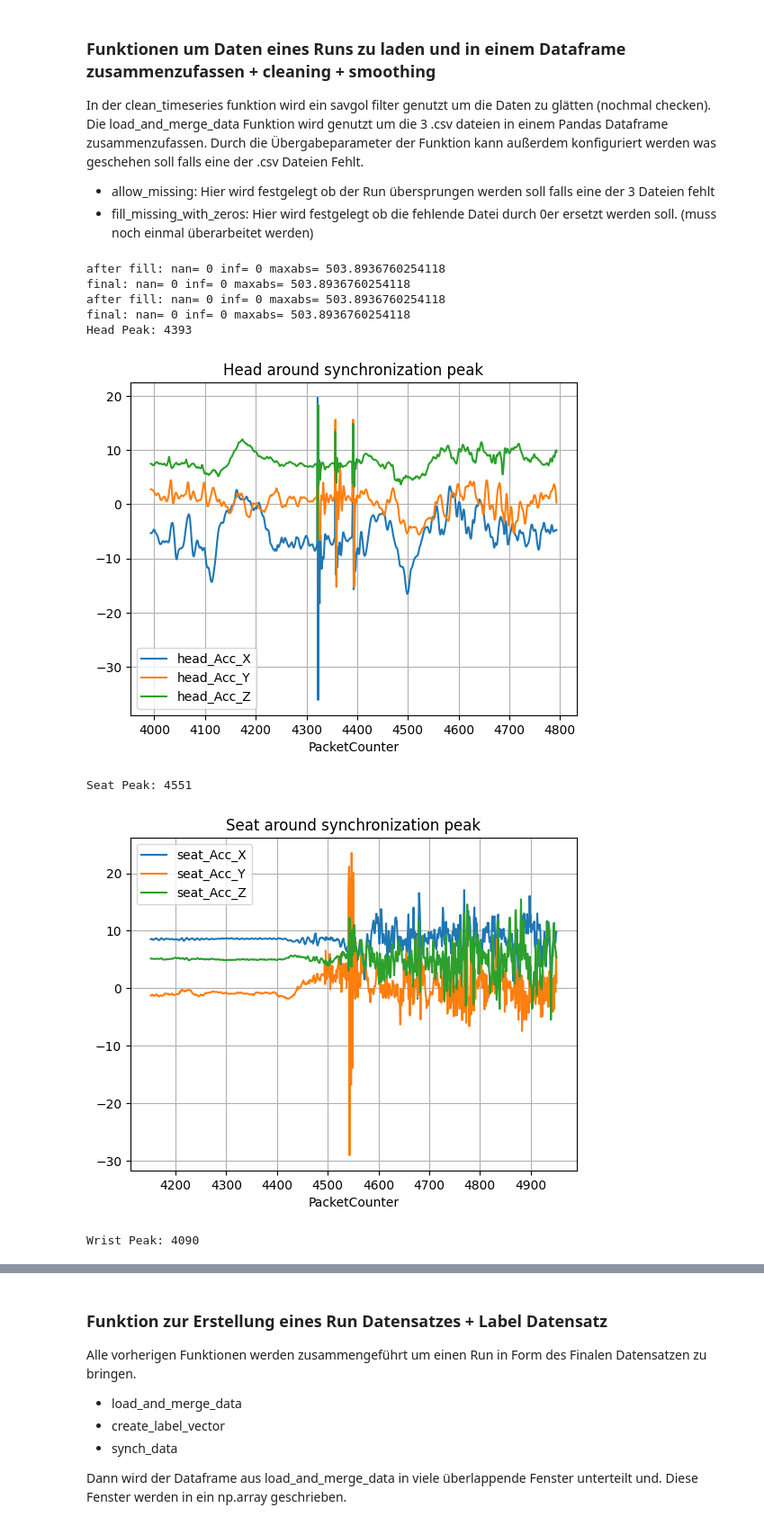
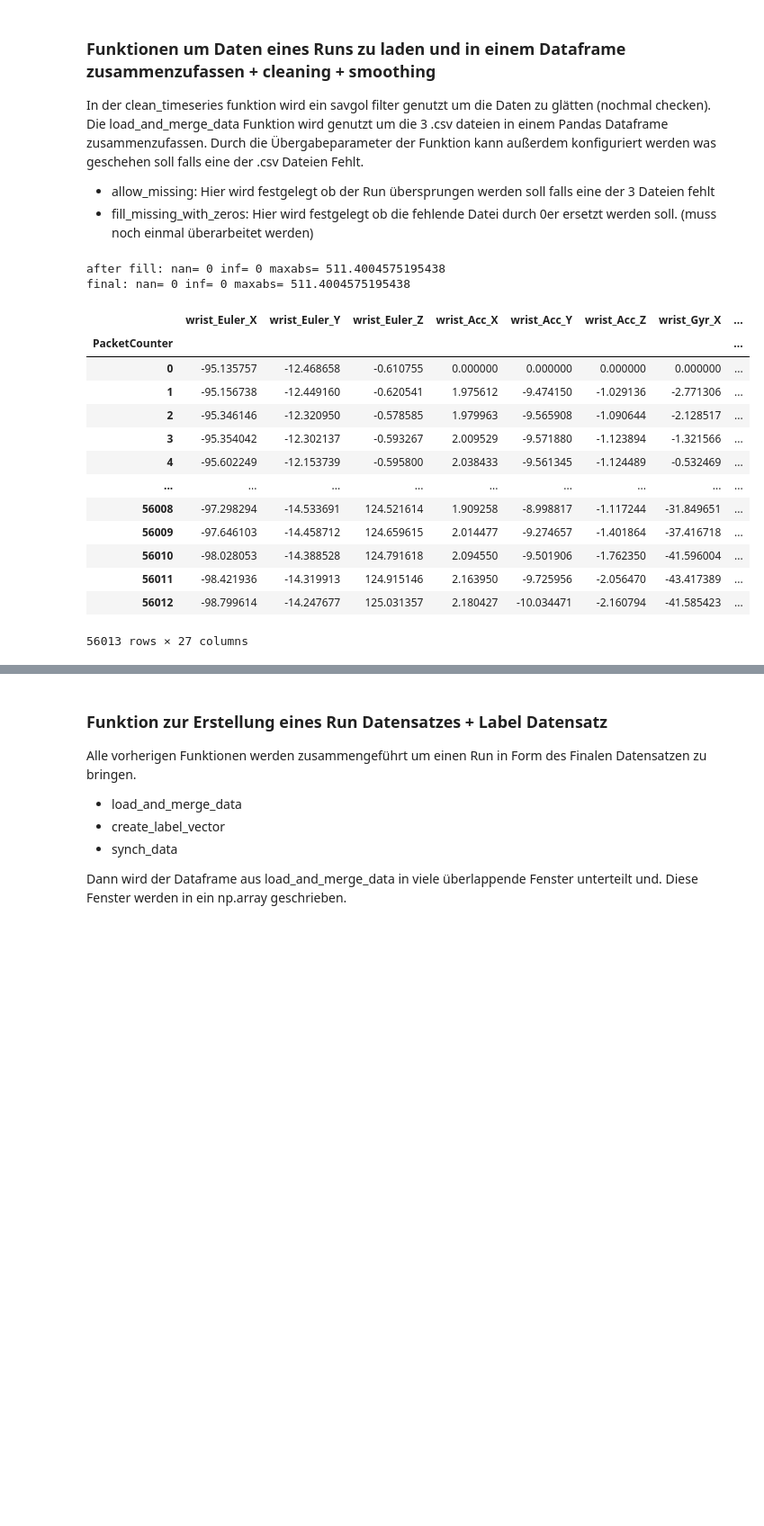
Before and after one commit to corneliusbrandt/ML_highlightvideoerstellung_bachelor, a Jupyter notebook: src/dataset_builder.ipynb, the cells around one changed output, grey strips where cells are left out. Shown at 90% size. Drawn from its saved outputs; the diff is of its cells as text; code cells hidden in the pictures; blank space fills up the shorter version.

```diff
--- a/src/dataset_builder.ipynb
+++ b/src/dataset_builder.ipynb
@@ -447,41 +447,48 @@ def plot_sync_peaks(run_file, window=400):
     sensor_data = load_and_merge_data(run_file)
 
     file_path_selected_peaks = os.path.join(DATA_DIR, run_file, "selected_peaks.json")
     with open(file_path_selected_peaks, "r") as f:
         peaks = json.load(f)["XSens"]
 
     for sensor, peak in peaks.items():
         prefix = sensor.lower()
         cols = [c for c in sensor_data.columns if c.startswith(prefix) and ("Acc" in c)]
         print(sensor, "Peak:", peak)
 
         start = max(0, peak - window)
         end = peak + window
 
         sensor_data.loc[start:end, cols].plot(
             title=f"{sensor} around synchronization peak"
         )
         plt.grid()
         plt.show()
 
     start_whole = max(0, min(peaks.values()) - window)
     end_whole = max(peaks.values()) + window
     cols = [c for c in sensor_data.columns if any(c.startswith(s.lower()) for s in peaks.keys()) and ("Acc" in c)]
     sensor_data.loc[start_whole:end_whole, cols].plot(
         title=f"Whole dataset around synchronization peaks"
     )
     plt.grid()
     plt.show()
 
-load_and_merge_data("0713_0903")
-plot_sync_peaks("0713_0903")
+load_and_merge_data("0717_0717")
+#plot_sync_peaks("0717_0717")
 # %% [output]
-after fill: nan= 0 inf= 0 maxabs= 503.8936760254118
-final: nan= 0 inf= 0 maxabs= 503.8936760254118
-after fill: nan= 0 inf= 0 maxabs= 503.8936760254118
-final: nan= 0 inf= 0 maxabs= 503.8936760254118
-Head Peak: 4393
+after fill: nan= 0 inf= 0 maxabs= 511.4004575195438
+final: nan= 0 inf= 0 maxabs= 511.4004575195438
-[figure, removed]
+|  | wrist_Euler_X | wrist_Euler_Y | wrist_Euler_Z | wrist_Acc_X | wrist_Acc_Y | wrist_Acc_Z | wrist_Gyr_X | ... |
+| PacketCounter |  |  |  |  |  |  |  | ... |
+| 0 | -95.135757 | -12.468658 | -0.610755 | 0.000000 | 0.000000 | 0.000000 | 0.000000 | ... |
+| 1 | -95.156738 | -12.449160 | -0.620541 | 1.975612 | -9.474150 | -1.029136 | -2.771306 | ... |
+| 2 | -95.346146 | -12.320950 | -0.578585 | 1.979963 | -9.565908 | -1.090644 | -2.128517 | ... |
+| 3 | -95.354042 | -12.302137 | -0.593267 | 2.009529 | -9.571880 | -1.123894 | -1.321566 | ... |
+| 4 | -95.602249 | -12.153739 | -0.595800 | 2.038433 | -9.561345 | -1.124489 | -0.532469 | ... |
+| ... | ... | ... | ... | ... | ... | ... | ... | ... |
+| 56008 | -97.298294 | -14.533691 | 124.521614 | 1.909258 | -8.998817 | -1.117244 | -31.849651 | ... |
+| 56009 | -97.646103 | -14.458712 | 124.659615 | 2.014477 | -9.274657 | -1.401864 | -37.416718 | ... |
+| 56010 | -98.028053 | -14.388528 | 124.791618 | 2.094550 | -9.501906 | -1.762350 | -41.596004 | ... |
+| 56011 | -98.421936 | -14.319913 | 124.915146 | 2.163950 | -9.725956 | -2.056470 | -43.417389 | ... |
+| 56012 | -98.799614 | -14.247677 | 125.031357 | 2.180427 | -10.034471 | -2.160794 | -41.585423 | ... |
-Seat Peak: 4551
+56013 rows × 27 columns
-[figure, removed]
-Wrist Peak: 4090
```
Also changed, not shown: parts of 5 cells of this notebook, 12 other files.
